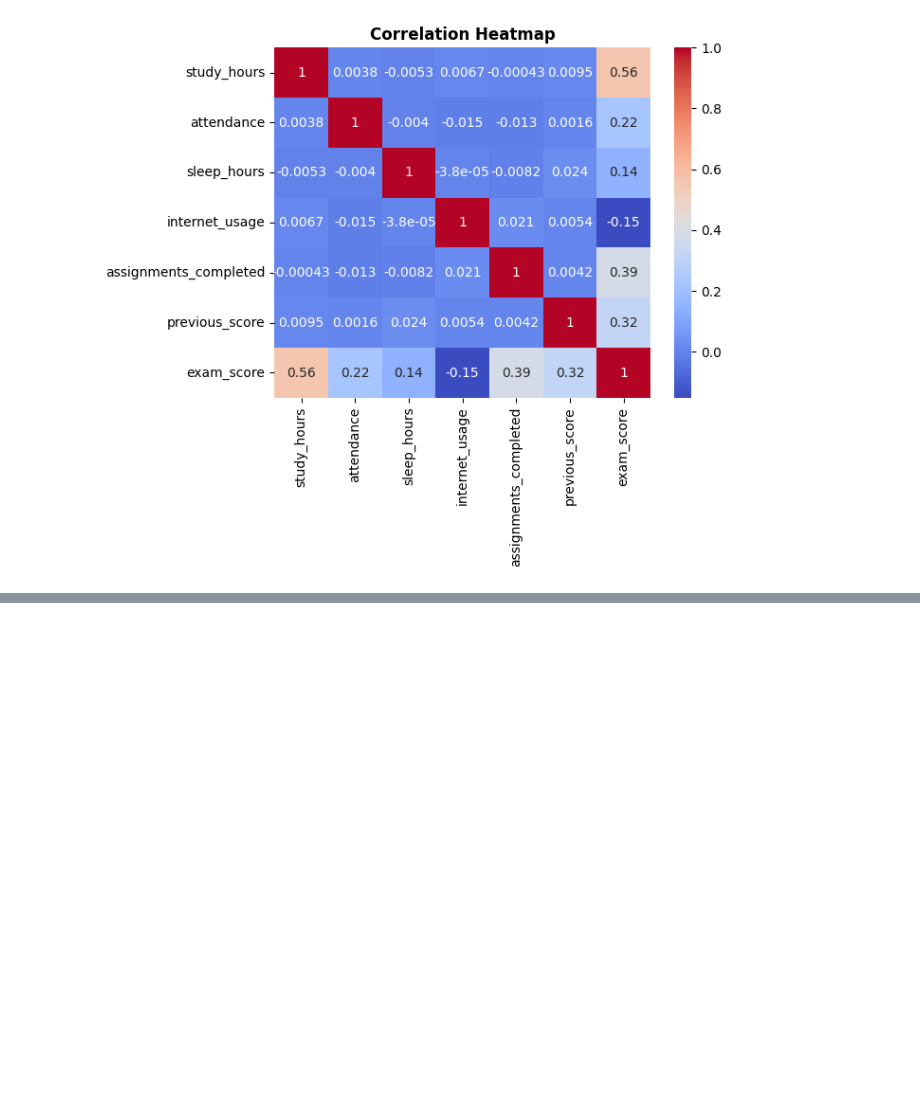
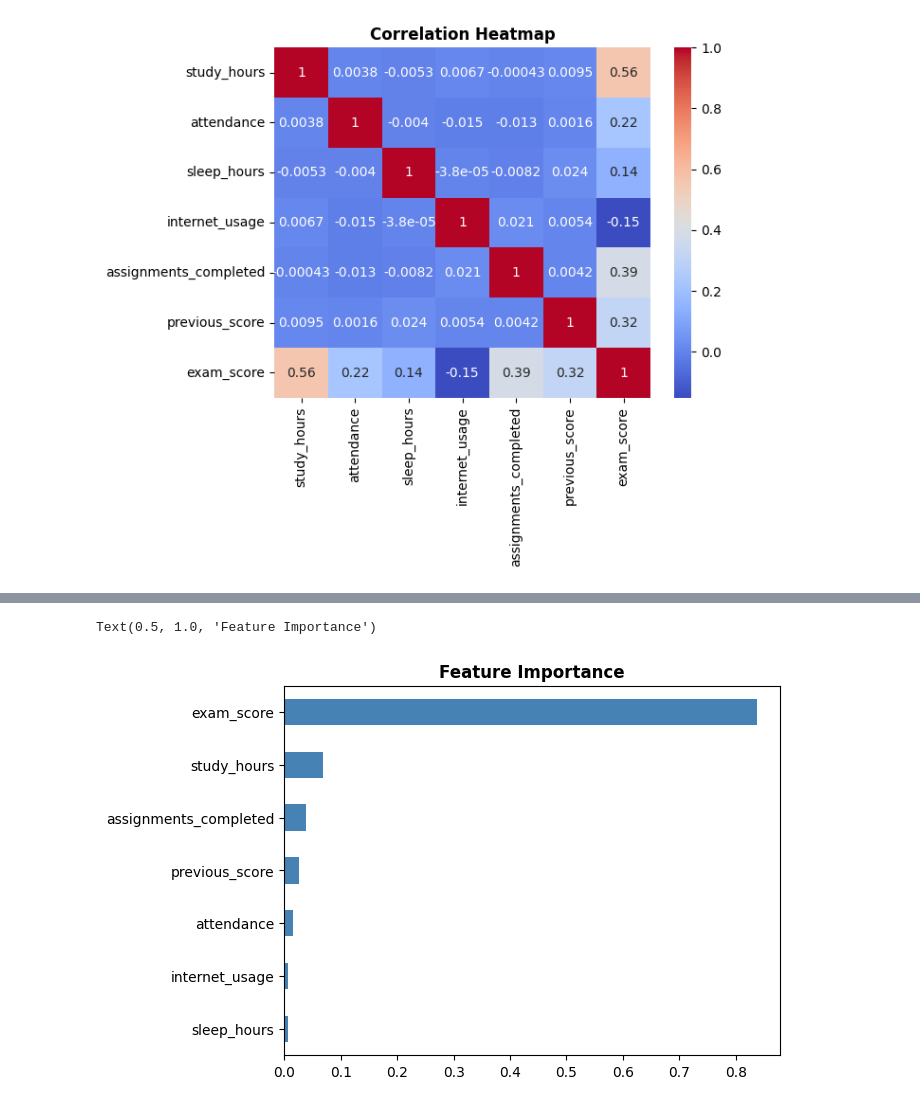
Before and after one commit to Gopi-Dinesh-Mandapaneni/student-performance-placement-analysis, a Jupyter notebook: main.ipynb, the cells around one changed output, grey strips where cells are left out. Saved outputs shown, nothing was run; the diff lists cells and outputs as text; code cells hidden in the pictures; blank space fills up the shorter version.

```diff
--- a/main.ipynb
+++ b/main.ipynb
@@ -148,0 +229,28 @@ df.groupby("placement_status").mean()
+# %%
+# Removing the 'bin' column after analysis to clean up the DataFrame
+df.drop('bin', axis=1, inplace=True)
+# %%
+## Machine Learning: Placement Prediction
+
+from sklearn.model_selection import train_test_split
+from sklearn.ensemble import RandomForestClassifier
+from sklearn.metrics import classification_report, confusion_matrix
+from sklearn.preprocessing import LabelEncoder
+
+# Encode target
+le = LabelEncoder()
+df['placement_encoded'] = le.fit_transform(df['placement_status'])
+
+# Features & target
+X = df[['study_hours','attendance','sleep_hours','internet_usage','assignments_completed','previous_score','exam_score']]
+y = df['placement_encoded']
+
+# Split
+X_train, X_test, y_train, y_test = train_test_split(X, y, test_size=0.2, random_state=42)
+
+# Train
+model = RandomForestClassifier(n_estimators=100, random_state=42)
+model.fit(X_train, y_train)
+
+# Evaluate
+print(classification_report(y_test, model.predict(X_test)))
@@ -148,0 +266,6 @@ df.groupby("placement_status").mean()
+# %%
+pd.Series(model.feature_importances_, index=X.columns).sort_values().plot(kind='barh', color='steelblue')
+plt.title("Feature Importance", fontweight='bold')
+# %% [output]
+Text(0.5, 1.0, 'Feature Importance')
+[figure, added]
```
Also changed, not shown: parts of 18 cells of this notebook.
